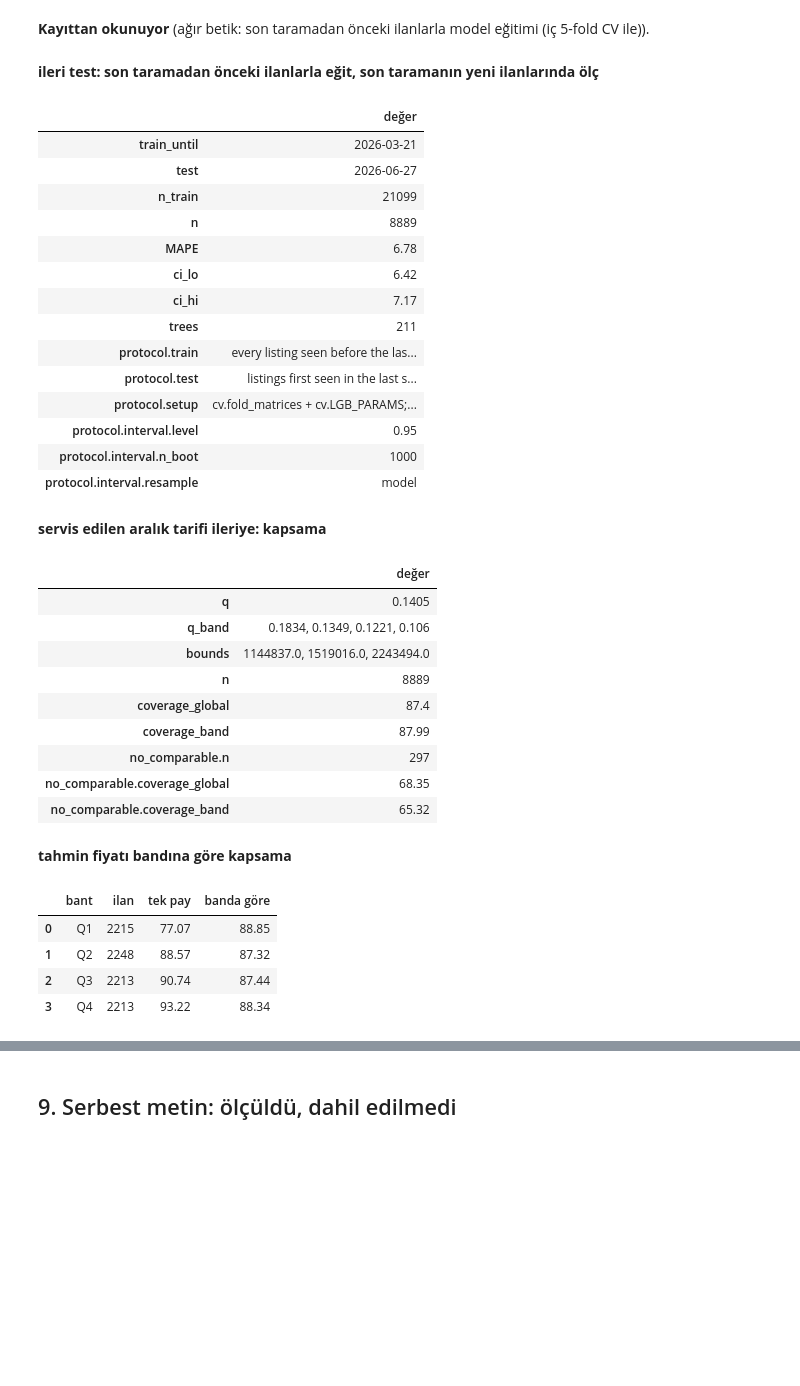
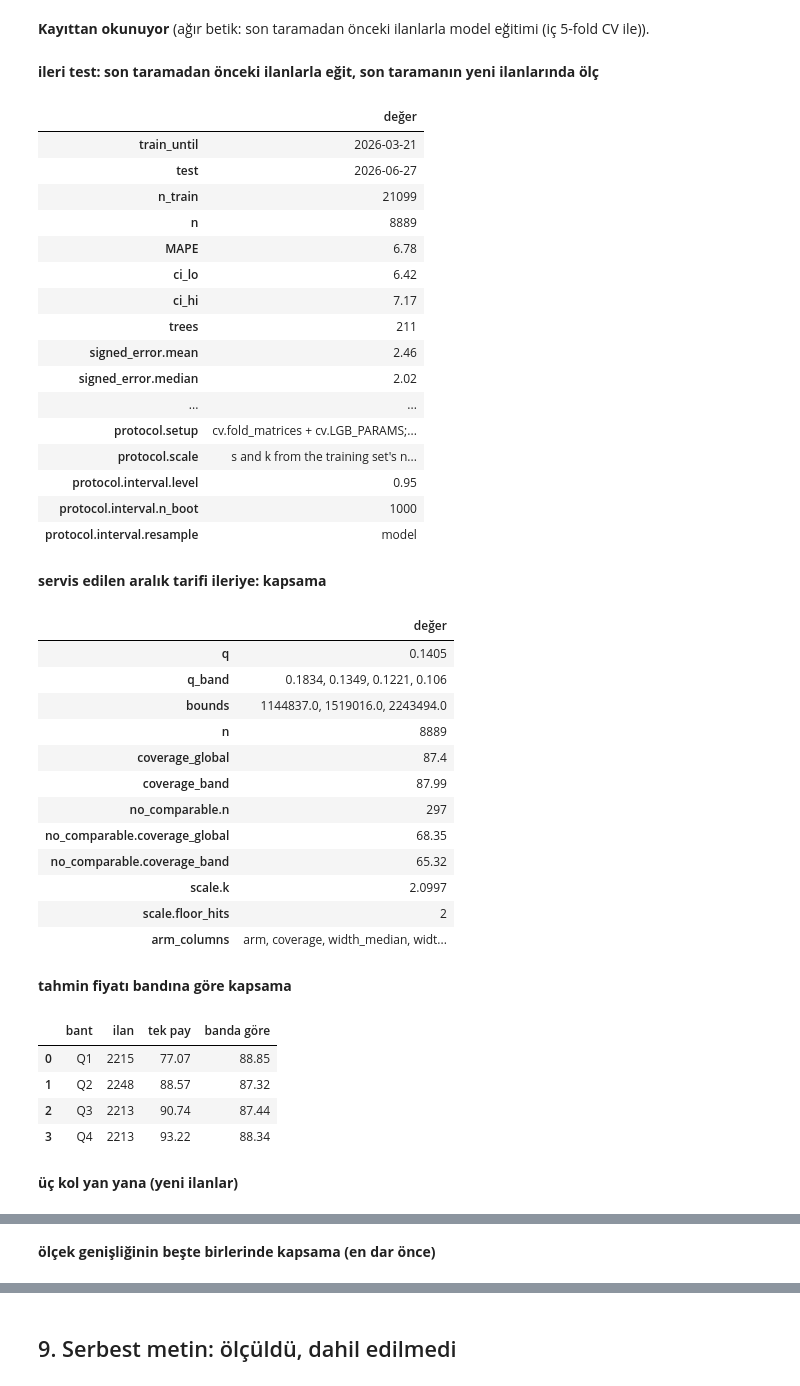
Before and after one commit to sadik-coban/car-price-prediction-pipeline, a Jupyter notebook: notebooks/3_errors_and_text.ipynb, the cells around one changed output, grey strips where cells are left out. Cells and saved outputs as stored; diff of their text form; code cells hidden in the pictures; blank space fills up the shorter version.

```diff
--- a/notebooks/3_errors_and_text.ipynb
+++ b/notebooks/3_errors_and_text.ipynb
@@ -318,24 +373,31 @@ m = recorded("08_forward_test", docs)
 # %%
 ft = m["methodology"]["forward_test"]
 fc = ft["coverage"]
 show("ileri test: son taramadan önceki ilanlarla eğit, son taramanın yeni ilanlarında ölç",
      flat({k: v for k, v in ft.items() if k != "coverage"}))
 show("servis edilen aralık tarifi ileriye: kapsama", flat({k: v for k, v in fc.items() if k != "bands"}))
 show("tahmin fiyatı bandına göre kapsama", pd.DataFrame(fc["bands"], columns=["bant", "ilan", "tek pay", "banda göre"]))
+show("üç kol yan yana (yeni ilanlar)", pd.DataFrame(fc["arms"], columns=fc["arm_columns"]))
+show("ölçek genişliğinin beşte birlerinde kapsama (en dar önce)",
+     pd.DataFrame(fc["by_width_fifth"], columns=["beşte bir", "ilan", "tek pay", "banda göre", "ölçek modeli"]))
+show("isabet olasılığı (yeni ilanlar): sitede gösterilen değere göre gerçekleşen pay",
+     pd.DataFrame(ft["confidence"]["by_shown"], columns=["10'da", "ilan", "gerçekleşen %"]))
 # %% [output]
 **ileri test: son taramadan önceki ilanlarla eğit, son taramanın yeni ilanlarında ölç**
 |  | değer |
 | train_until | 2026-03-21 |
 | test | 2026-06-27 |
 | n_train | 21099 |
 | n | 8889 |
 | MAPE | 6.78 |
 | ci_lo | 6.42 |
 | ci_hi | 7.17 |
 | trees | 211 |
-| protocol.train | every listing seen before the las... |
-| protocol.test | listings first seen in the last s... |
+| signed_error.mean | 2.46 |
+| signed_error.median | 2.02 |
+| ... | ... |
 | protocol.setup | cv.fold_matrices + cv.LGB_PARAMS;... |
+| protocol.scale | s and k from the training set's n... |
 | protocol.interval.level | 0.95 |
 | protocol.interval.n_boot | 1000 |
 | protocol.interval.resample | model |
@@ -350,9 +412,13 @@ show("tahmin fiyatı bandına göre kapsama", pd.DataFrame(fc["bands"], columns=
 | no_comparable.n | 297 |
 | no_comparable.coverage_global | 68.35 |
 | no_comparable.coverage_band | 65.32 |
+| scale.k | 2.0997 |
+| scale.floor_hits | 2 |
+| arm_columns | arm, coverage, width_median, widt... |
 **tahmin fiyatı bandına göre kapsama**
 |  | bant | ilan | tek pay | banda göre |
 | 0 | Q1 | 2215 | 77.07 | 88.85 |
 | 1 | Q2 | 2248 | 88.57 | 87.32 |
 | 2 | Q3 | 2213 | 90.74 | 87.44 |
 | 3 | Q4 | 2213 | 93.22 | 88.34 |
+**üç kol yan yana (yeni ilanlar)**
@@ -358,0 +429 @@ show("tahmin fiyatı bandına göre kapsama", pd.DataFrame(fc["bands"], columns=
+**ölçek genişliğinin beşte birlerinde kapsama (en dar önce)**
```
Also changed, not shown: parts of 7 cells of this notebook, 47 other files.
